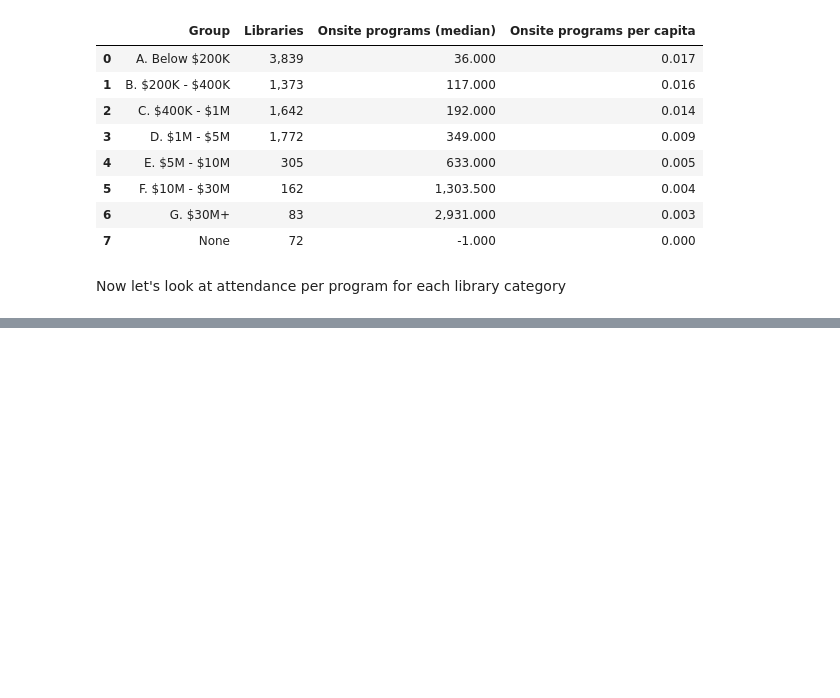
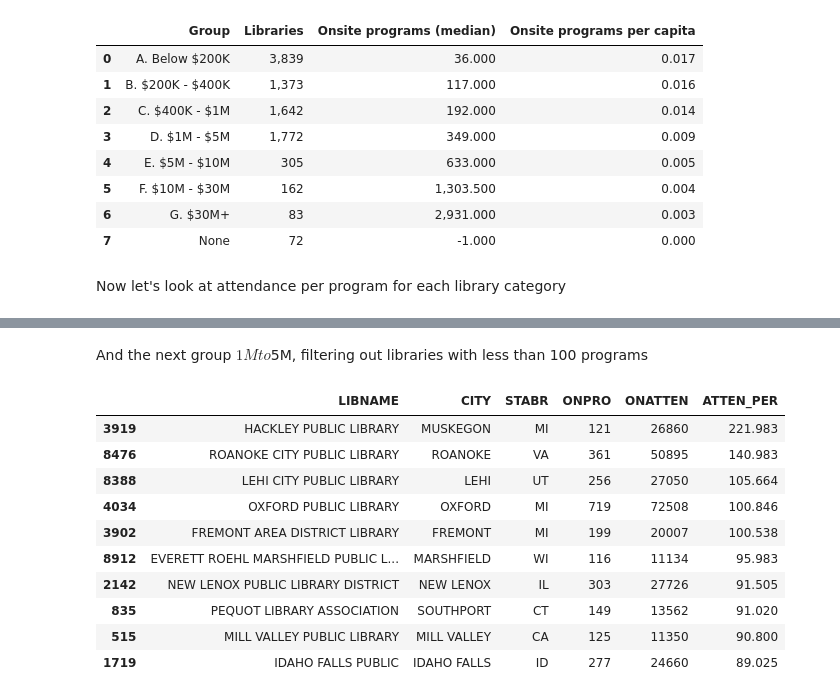
Before and after one commit to beefoo/public-library-survey, a Jupyter notebook: faq.ipynb, the cells around one changed output, grey strips where cells are left out. Saved outputs shown, nothing was run; the diff lists cells and outputs as text; code cells hidden in the pictures; blank space fills up the shorter version.

```diff
--- a/faq.ipynb
+++ b/faq.ipynb
@@ -230,0 +284,17 @@ stats_df[["Group", "Libraries", "Onsite programs (median)", "Onsite programs per
+# %% [markdown]
+And the next group $1M to $5M, filtering out libraries with less than 100 programs
+# %%
+group4 = lib_df[(lib_df["BUDGET_CATEGORY"] == "D. $1M - $5M") & (lib_df["ONPRO"] >= 100)].sort_values(by=["ATTEN_PER"], ascending=False)
+group4[["LIBNAME", "CITY", "STABR", "ONPRO", "ONATTEN", "ATTEN_PER"]].head(10)
+# %% [output]
+|  | LIBNAME | CITY | STABR | ONPRO | ONATTEN | ATTEN_PER |
+| 3919 | HACKLEY PUBLIC LIBRARY | MUSKEGON | MI | 121 | 26860 | 221.983 |
+| 8476 | ROANOKE CITY PUBLIC LIBRARY | ROANOKE | VA | 361 | 50895 | 140.983 |
+| 8388 | LEHI CITY PUBLIC LIBRARY | LEHI | UT | 256 | 27050 | 105.664 |
+| 4034 | OXFORD PUBLIC LIBRARY | OXFORD | MI | 719 | 72508 | 100.846 |
+| 3902 | FREMONT AREA DISTRICT LIBRARY | FREMONT | MI | 199 | 20007 | 100.538 |
+| 8912 | EVERETT ROEHL MARSHFIELD PUBLIC L... | MARSHFIELD | WI | 116 | 11134 | 95.983 |
+| 2142 | NEW LENOX PUBLIC LIBRARY DISTRICT | NEW LENOX | IL | 303 | 27726 | 91.505 |
+| 835 | PEQUOT LIBRARY ASSOCIATION | SOUTHPORT | CT | 149 | 13562 | 91.020 |
+| 515 | MILL VALLEY PUBLIC LIBRARY | MILL VALLEY | CA | 125 | 11350 | 90.800 |
+| 1719 | IDAHO FALLS PUBLIC | IDAHO FALLS | ID | 277 | 24660 | 89.025 |
```
Also changed, not shown: parts of 6 cells of this notebook.
